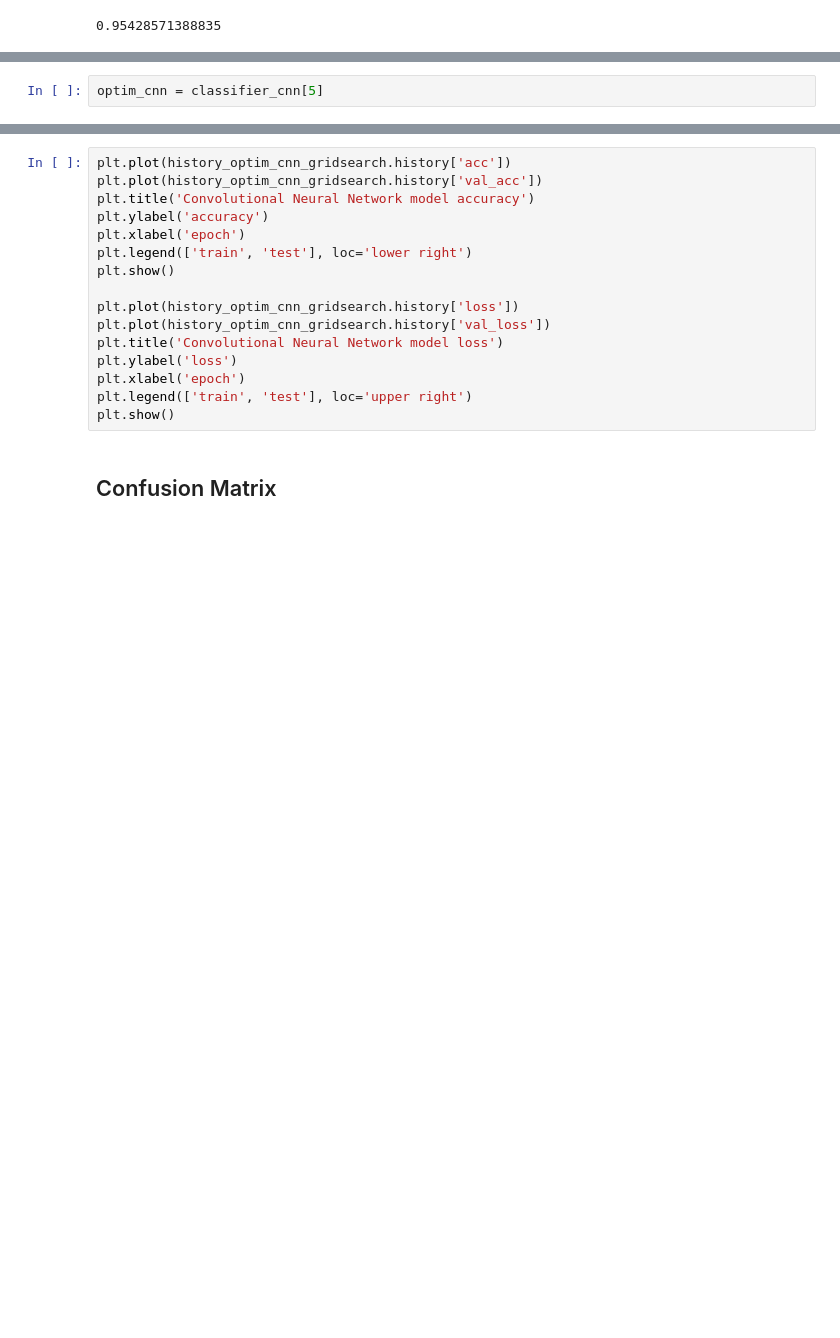
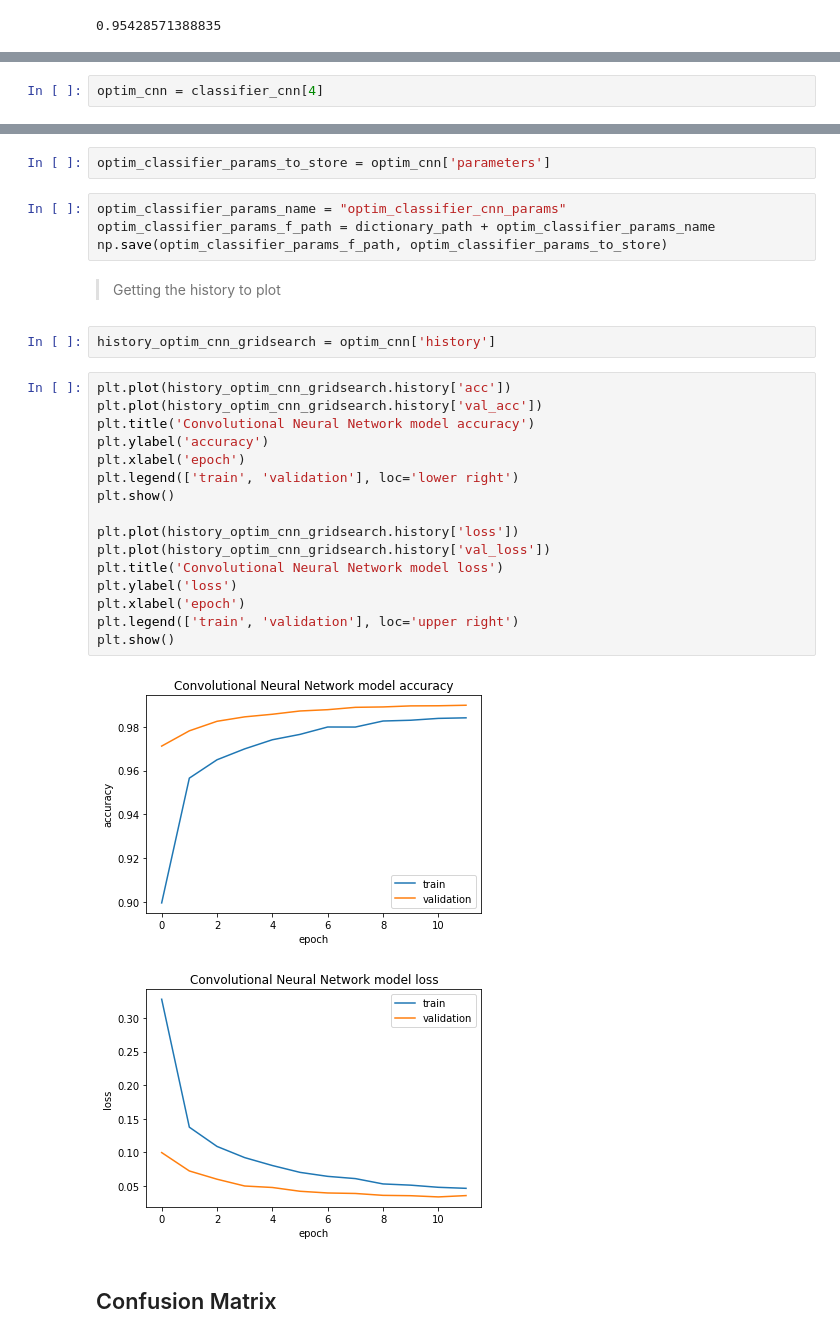
Before and after one commit to Sindreedelange/INF283, a Jupyter notebook: Project2-Recognizing-handwritten-digits/nbs/MNIST_Keras.ipynb, the cells around one changed output, grey strips where cells are left out. Cells and saved outputs as stored; diff of their text form; blank space fills up the shorter version.

```diff
--- a/Project2-Recognizing-handwritten-digits/nbs/MNIST_Keras.ipynb
+++ b/Project2-Recognizing-handwritten-digits/nbs/MNIST_Keras.ipynb
@@ -573,2 +601,2 @@ for key, value in classifier_cnn.items() :
 # %%
-optim_cnn = classifier_cnn[5]
+optim_cnn = classifier_cnn[4]
@@ -585,19 +638,32 @@ optim_cnn_params_to_store = optim_classifier.pop(['model'])
+# %%
+optim_classifier_params_to_store = optim_cnn['parameters']
+# %%
+optim_classifier_params_name = "optim_classifier_cnn_params"
+optim_classifier_params_f_path = dictionary_path + optim_classifier_params_name
+np.save(optim_classifier_params_f_path, optim_classifier_params_to_store)
+# %% [markdown]
+> Getting the history to plot
+# %%
+history_optim_cnn_gridsearch = optim_cnn['history']
 # %%
 plt.plot(history_optim_cnn_gridsearch.history['acc'])
 plt.plot(history_optim_cnn_gridsearch.history['val_acc'])
 plt.title('Convolutional Neural Network model accuracy')
 plt.ylabel('accuracy')
 plt.xlabel('epoch')
-plt.legend(['train', 'test'], loc='lower right')
+plt.legend(['train', 'validation'], loc='lower right')
 plt.show()
 
 plt.plot(history_optim_cnn_gridsearch.history['loss'])
 plt.plot(history_optim_cnn_gridsearch.history['val_loss'])
 plt.title('Convolutional Neural Network model loss')
 plt.ylabel('loss')
 plt.xlabel('epoch')
-plt.legend(['train', 'test'], loc='upper right')
+plt.legend(['train', 'validation'], loc='upper right')
 plt.show()
+# %% [output]
+[figure, added]
+[figure, added]
 # %% [markdown]
 ## Confusion Matrix
 # %%
```
Also changed, not shown: parts of 22 cells of this notebook.
